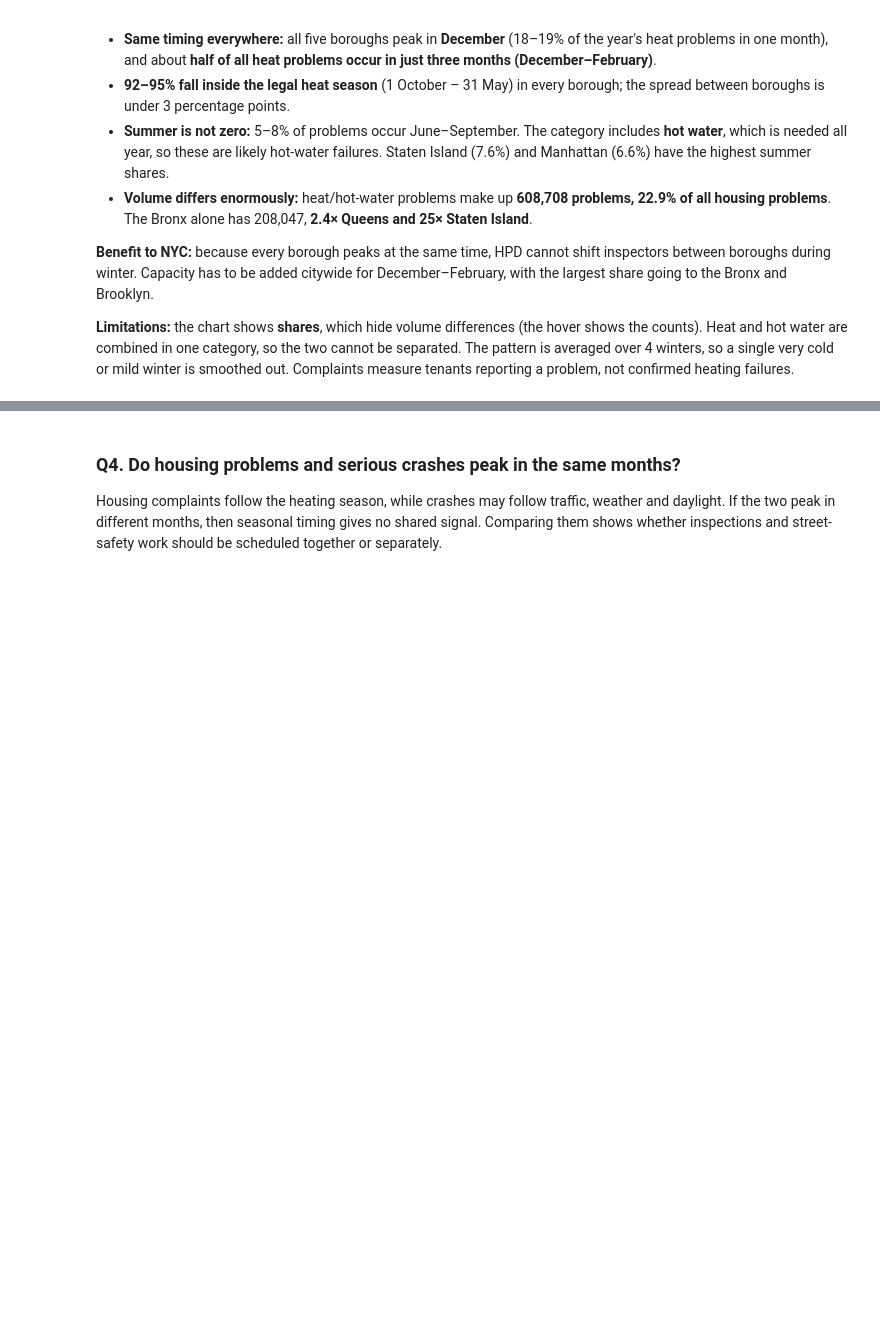
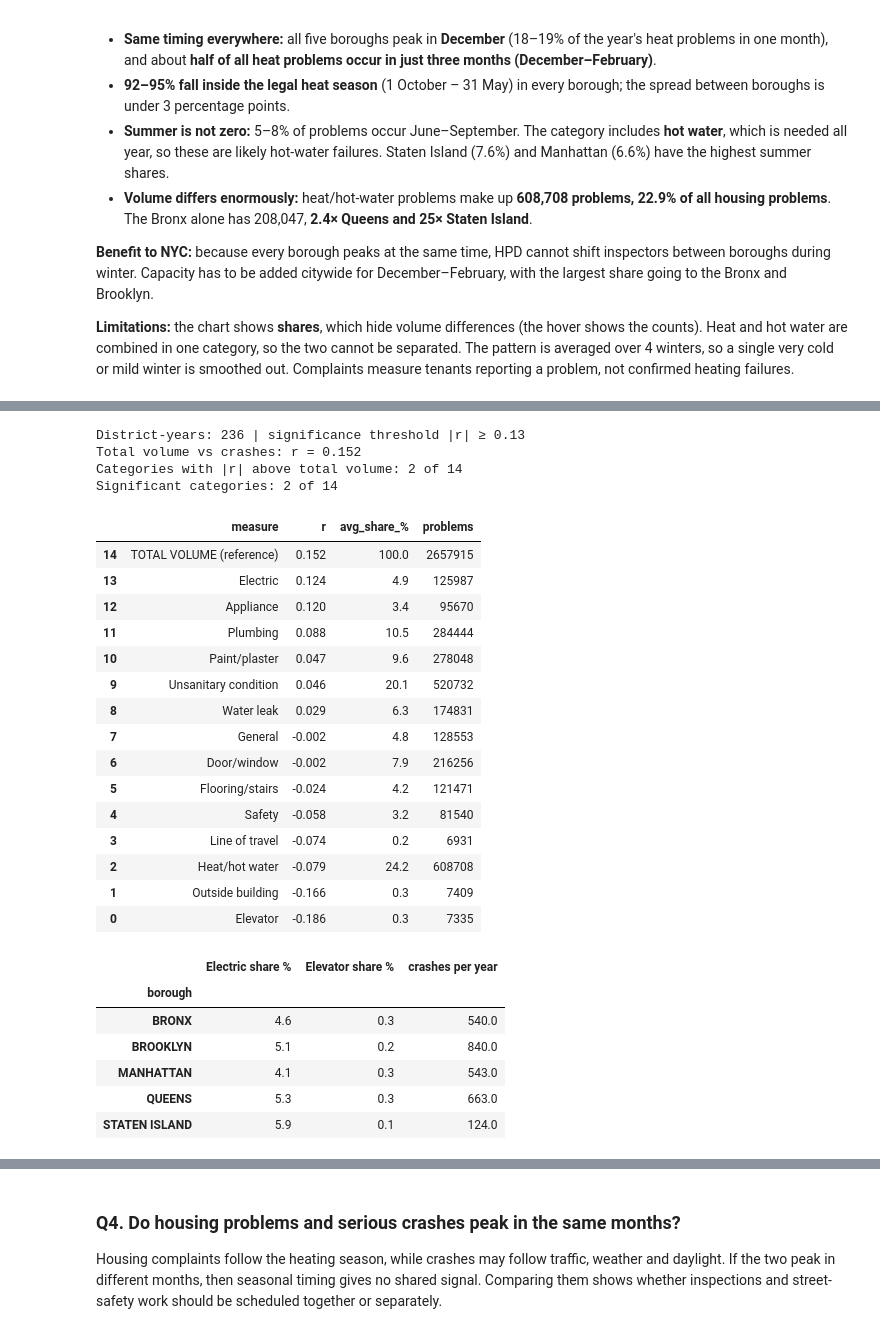
Before and after one commit to laylllllllllllla/DataEngineeringProject, a Jupyter notebook: notebook/DataEngineering.ipynb, the cells around one changed output, grey strips where cells are left out. Saved outputs shown, nothing was run; the diff lists cells and outputs as text; code cells hidden in the pictures; blank space fills up the shorter version.

```diff
--- a/notebook/DataEngineering.ipynb
+++ b/notebook/DataEngineering.ipynb
@@ -2044,0 +2134,54 @@ reporting a problem, not confirmed heating failures.
+# %%
+# ============================================================
+# Q2: numbers for the answer
+# ============================================================
+q2_table, q2_n, q2_r_crit = problem_type_corr_table(df_integrated)
+q2_r_total = q2_table.loc[q2_table['measure'] == 'TOTAL VOLUME (reference)', 'r'].iloc[0]
+q2_cats = q2_table[q2_table['measure'] != 'TOTAL VOLUME (reference)']
+
+print(f'District-years: {q2_n} | significance threshold |r| ≥ {q2_r_crit:.2f}')
+print(f'Total volume vs crashes: r = {q2_r_total:.3f}')
+print(f"Categories with |r| above total volume: {(q2_cats['r'].abs() > abs(q2_r_total)).sum()} of {len(q2_cats)}")
+print(f"Significant categories: {(q2_cats['r'].abs() >= q2_r_crit).sum()} of {len(q2_cats)}")
+display(q2_table.sort_values('r', ascending=False)
+        .assign(r=lambda t: t['r'].round(3), **{'avg_share_%': lambda t: t['avg_share_%'].round(1)})
+        [['measure', 'r', 'avg_share_%', 'problems']])
+
+# Context for the answer: which boroughs have high shares of the top positive / top negative category
+q2_top_pos = q2_cats.iloc[-1]['measure']
+q2_top_neg = q2_cats.iloc[0]['measure']
+_share = lambda name: [c for c in df_integrated.columns if c.startswith('cat_') or c == 'heat_problems'
+                       if category_label(c) == name][0]
+q2_boro = (df_integrated.groupby('borough')[[_share(q2_top_pos), _share(q2_top_neg), 'housing_problems', 'crashes']].sum())
+q2_boro[f'{q2_top_pos} share %'] = (q2_boro[_share(q2_top_pos)] / q2_boro['housing_problems'] * 100).round(1)
+q2_boro[f'{q2_top_neg} share %'] = (q2_boro[_share(q2_top_neg)] / q2_boro['housing_problems'] * 100).round(1)
+q2_boro['crashes per year'] = (q2_boro['crashes'] / df_integrated['year'].nunique()).round(0)
+display(q2_boro[[f'{q2_top_pos} share %', f'{q2_top_neg} share %', 'crashes per year']])
+# %% [output]
+District-years: 236 | significance threshold |r| ≥ 0.13
+Total volume vs crashes: r = 0.152
+Categories with |r| above total volume: 2 of 14
+Significant categories: 2 of 14
+|  | measure | r | avg_share_% | problems |
+| 14 | TOTAL VOLUME (reference) | 0.152 | 100.0 | 2657915 |
+| 13 | Electric | 0.124 | 4.9 | 125987 |
+| 12 | Appliance | 0.120 | 3.4 | 95670 |
+| 11 | Plumbing | 0.088 | 10.5 | 284444 |
+| 10 | Paint/plaster | 0.047 | 9.6 | 278048 |
+| 9 | Unsanitary condition | 0.046 | 20.1 | 520732 |
+| 8 | Water leak | 0.029 | 6.3 | 174831 |
+| 7 | General | -0.002 | 4.8 | 128553 |
+| 6 | Door/window | -0.002 | 7.9 | 216256 |
+| 5 | Flooring/stairs | -0.024 | 4.2 | 121471 |
+| 4 | Safety | -0.058 | 3.2 | 81540 |
+| 3 | Line of travel | -0.074 | 0.2 | 6931 |
+| 2 | Heat/hot water | -0.079 | 24.2 | 608708 |
+| 1 | Outside building | -0.166 | 0.3 | 7409 |
+| 0 | Elevator | -0.186 | 0.3 | 7335 |
+|  | Electric share % | Elevator share % | crashes per year |
+| borough |  |  |  |
+| BRONX | 4.6 | 0.3 | 540.0 |
+| BROOKLYN | 5.1 | 0.2 | 840.0 |
+| MANHATTAN | 4.1 | 0.3 | 543.0 |
+| QUEENS | 5.3 | 0.3 | 663.0 |
+| STATEN ISLAND | 5.9 | 0.1 | 124.0 |
```
Also changed, not shown: parts of 17 cells of this notebook.
